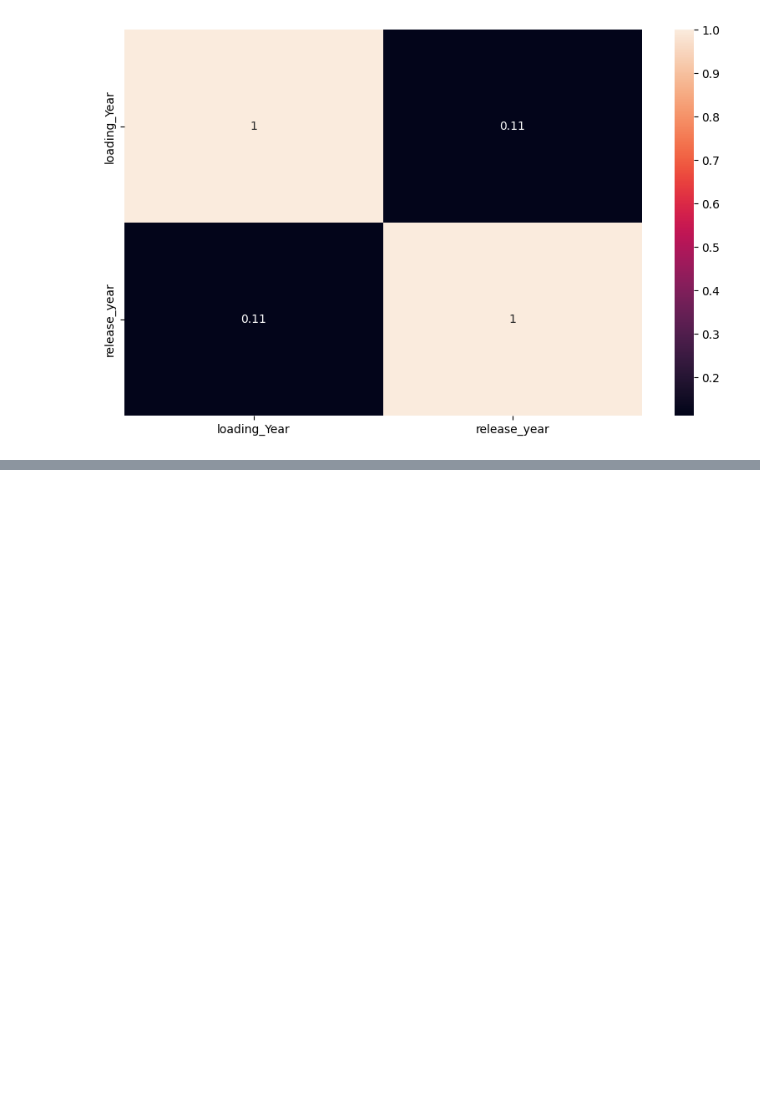
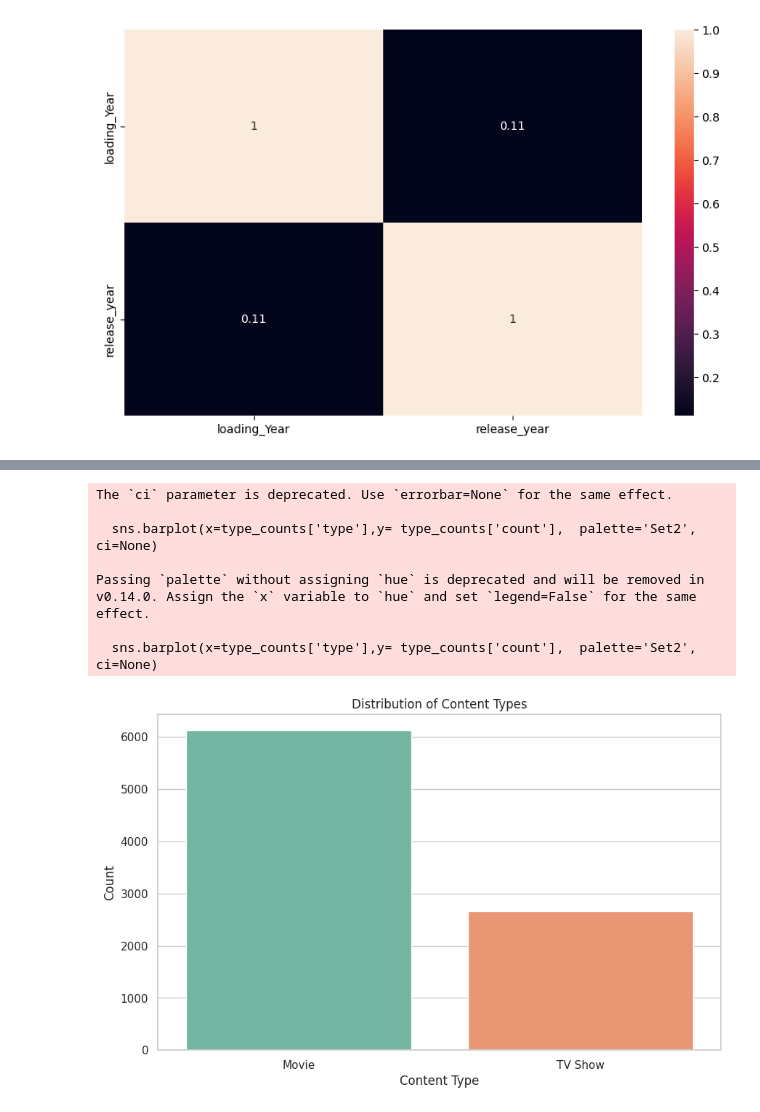
Before and after one commit to Rezashatery/Netflix-Movies-and-TV-Shows-, a Jupyter notebook: netflix-analysis.ipynb, the cells around one changed output, grey strips where cells are left out. Saved outputs shown, nothing was run; the diff lists cells and outputs as text; code cells hidden in the pictures; blank space fills up the shorter version.

```diff
--- a/netflix-analysis.ipynb
+++ b/netflix-analysis.ipynb
@@ -303,0 +363,17 @@ plt.show()
+# %%
+sns.set(style="whitegrid")
+plt.figure(figsize=(10, 6))
+sns.barplot(x=type_counts['type'],y= type_counts['count'],  palette='Set2', ci=None)
+plt.xlabel('Content Type')
+plt.ylabel('Count')
+plt.title('Distribution of Content Types')
+plt.show()
+# %% [output]
+The `ci` parameter is deprecated. Use `errorbar=None` for the same effect.
+
+  sns.barplot(x=type_counts['type'],y= type_counts['count'],  palette='Set2', ci=None)
+
+Passing `palette` without assigning `hue` is deprecated and will be removed in v0.14.0. Assign the `x` variable to `hue` and set `legend=False` for the same effect.
+
+  sns.barplot(x=type_counts['type'],y= type_counts['count'],  palette='Set2', ci=None)
+[figure, added]
```
Also changed, not shown: parts of 6 cells of this notebook.
